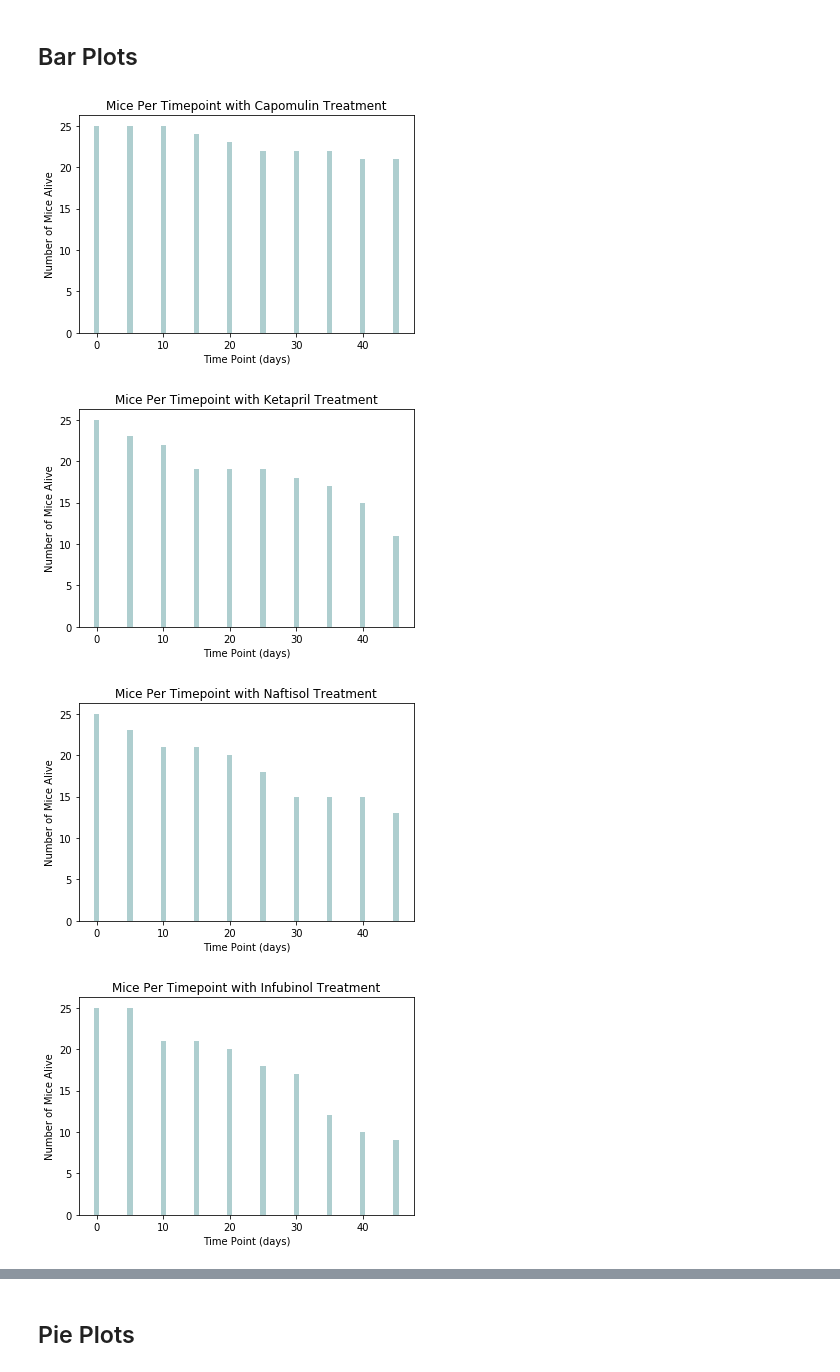
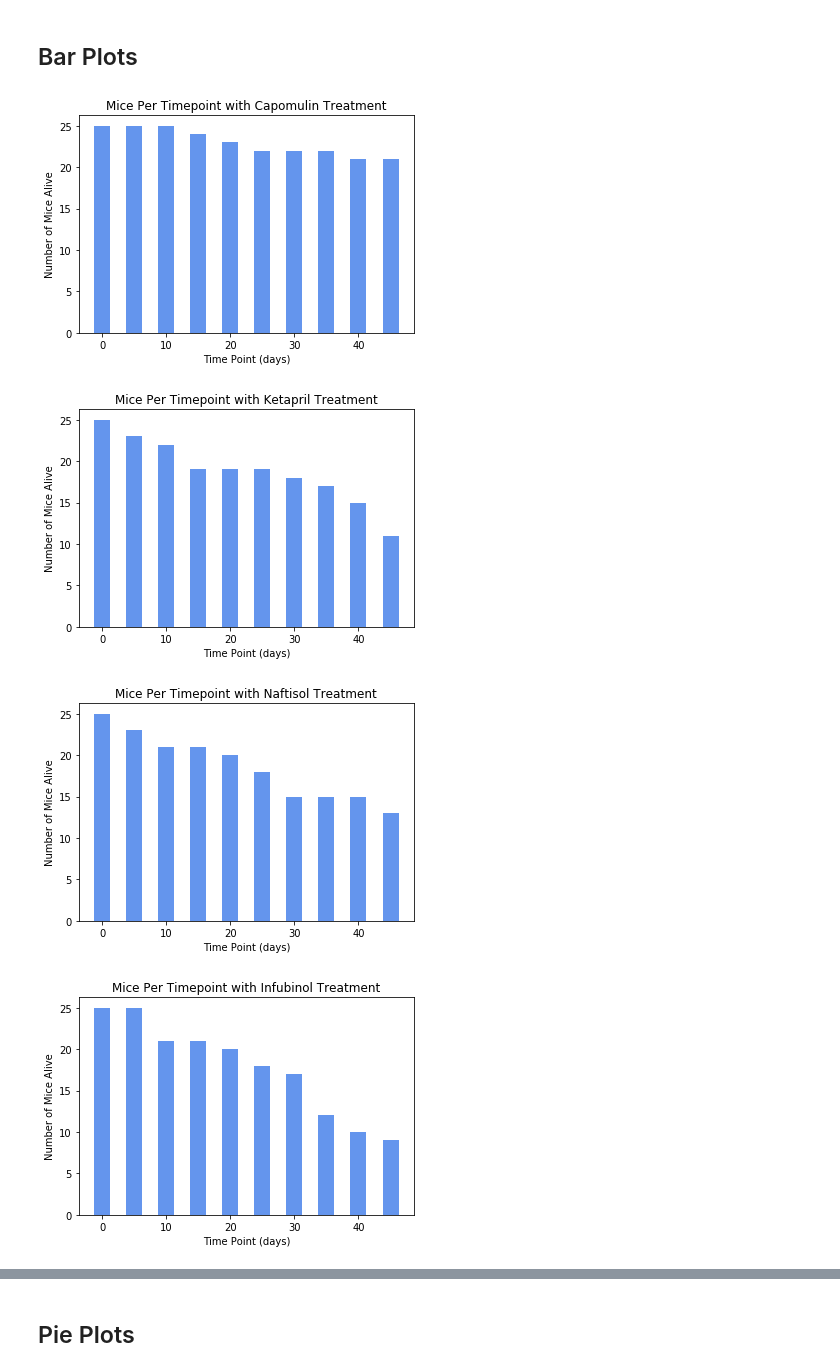
Before and after one commit to tkolencherry/SMU_Homework, a Jupyter notebook: 05-Matplotlib/Instructions/Pymaceuticals/pymaceuticals_starter.ipynb, the cells around one changed output, grey strips where cells are left out. Drawn from its saved outputs; the diff is of its cells as text; code cells hidden in the pictures.

```diff
--- a/05-Matplotlib/Instructions/Pymaceuticals/pymaceuticals_starter.ipynb
+++ b/05-Matplotlib/Instructions/Pymaceuticals/pymaceuticals_starter.ipynb
@@ -98,31 +96,31 @@ drug_summary
 # %%
 #find the data for Capomulin over each time point and then plot onto bar graph THEN generalize it into a function
 
 #function to group by treatment, extract timepoint data, and graph the data
 def MiceBar(treatment):
         #groupby the treatment and return rows for each treatment
         mask = study_data_clean['Drug Regimen'] == treatment
         drug_data = study_data_clean.loc[mask]
 
         #get the number of mouse alive at each timepoint and sort from largest to smallest
         drug_timept = drug_data.Timepoint.value_counts().sort_values(ascending = False)
 
         #let the index (timepoint) be the x values, and let the values of the series be the y values
         x_axis = drug_timept.index
         y_values = drug_timept.values
 
         #plot the bar graph
-        plt.bar(x_axis, y_values, color='cadetblue', alpha=0.5, align="center")
+        plt.bar(x_axis, y_values, color=['cornflowerblue'], align="center", width = 2.5)
         plt.title(f"Mice Per Timepoint with {treatment} Treatment")
         plt.xlabel("Time Point (days)")
         plt.ylabel("Number of Mice Alive")
 
 #iterate through each treatment in the data set
 for treatment in study_data_clean['Drug Regimen'].unique():
     MiceBar(treatment)
     plt.show()
 # %% [output]
-[figure, old version]
+[figure, new version]
-[figure, old version]
+[figure, new version]
-[figure, old version]
+[figure, new version]
-[figure, old version]
+[figure, new version]
```
Also changed, not shown: parts of 13 cells of this notebook.
